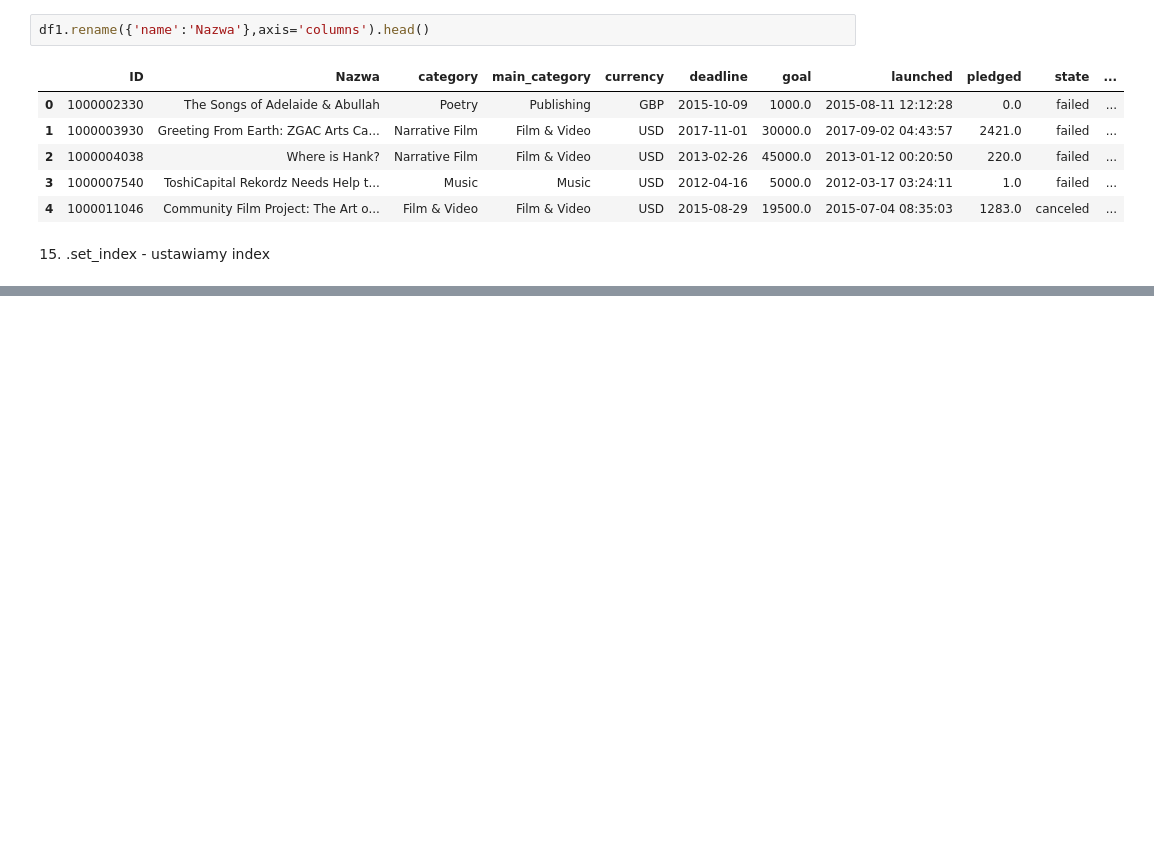
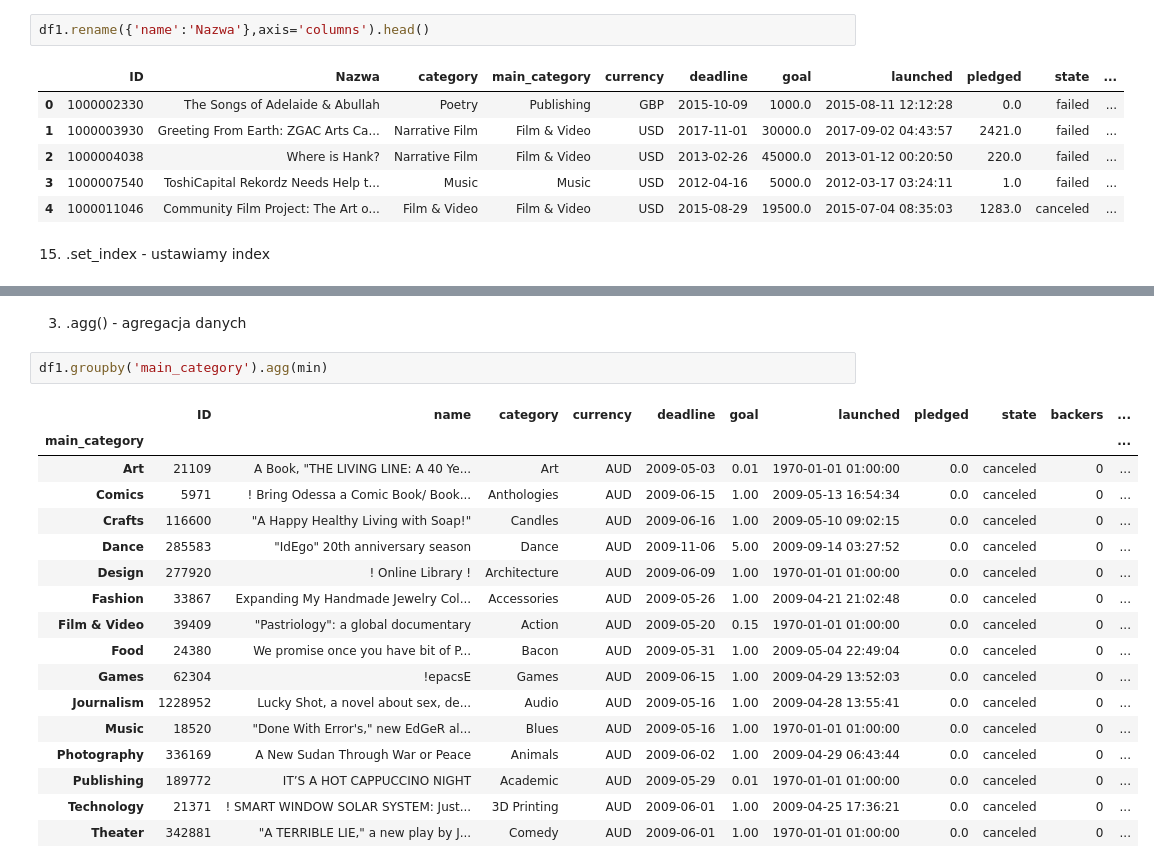
Before and after one commit to infoshareacademy/jdsz4-PandP, a Jupyter notebook: projekt_python/prework/AnalizaDanychPandasNumpyETC.ipynb, the cells around one changed output, grey strips where cells are left out. Cells and saved outputs as stored; diff of their text form; blank space fills up the shorter version.

```diff
--- a/projekt_python/prework/AnalizaDanychPandasNumpyETC.ipynb
+++ b/projekt_python/prework/AnalizaDanychPandasNumpyETC.ipynb
@@ -925,0 +1383,22 @@ df1.set_index('name').head()
+# %% [markdown]
+3. .agg() - agregacja danych
+# %%
+df1.groupby('main_category').agg(min)
+# %% [output]
+|  | ID | name | category | currency | deadline | goal | launched | pledged | state | backers | ... |
+| main_category |  |  |  |  |  |  |  |  |  |  | ... |
+| Art | 21109 | A Book, "THE LIVING LINE: A 40 Ye... | Art | AUD | 2009-05-03 | 0.01 | 1970-01-01 01:00:00 | 0.0 | canceled | 0 | ... |
+| Comics | 5971 | ! Bring Odessa a Comic Book/ Book... | Anthologies | AUD | 2009-06-15 | 1.00 | 2009-05-13 16:54:34 | 0.0 | canceled | 0 | ... |
+| Crafts | 116600 | "A Happy Healthy Living with Soap!" | Candles | AUD | 2009-06-16 | 1.00 | 2009-05-10 09:02:15 | 0.0 | canceled | 0 | ... |
+| Dance | 285583 | "IdEgo" 20th anniversary season | Dance | AUD | 2009-11-06 | 5.00 | 2009-09-14 03:27:52 | 0.0 | canceled | 0 | ... |
+| Design | 277920 | ! Online Library ! | Architecture | AUD | 2009-06-09 | 1.00 | 1970-01-01 01:00:00 | 0.0 | canceled | 0 | ... |
+| Fashion | 33867 | Expanding My Handmade Jewelry Col... | Accessories | AUD | 2009-05-26 | 1.00 | 2009-04-21 21:02:48 | 0.0 | canceled | 0 | ... |
+| Film & Video | 39409 | "Pastriology": a global documentary | Action | AUD | 2009-05-20 | 0.15 | 1970-01-01 01:00:00 | 0.0 | canceled | 0 | ... |
+| Food | 24380 | We promise once you have bit of P... | Bacon | AUD | 2009-05-31 | 1.00 | 2009-05-04 22:49:04 | 0.0 | canceled | 0 | ... |
+| Games | 62304 | !epacsE | Games | AUD | 2009-06-15 | 1.00 | 2009-04-29 13:52:03 | 0.0 | canceled | 0 | ... |
+| Journalism | 1228952 | Lucky Shot, a novel about sex, de... | Audio | AUD | 2009-05-16 | 1.00 | 2009-04-28 13:55:41 | 0.0 | canceled | 0 | ... |
+| Music | 18520 | "Done With Error's," new EdGeR al... | Blues | AUD | 2009-05-16 | 1.00 | 1970-01-01 01:00:00 | 0.0 | canceled | 0 | ... |
+| Photography | 336169 | A New Sudan Through War or Peace | Animals | AUD | 2009-06-02 | 1.00 | 2009-04-29 06:43:44 | 0.0 | canceled | 0 | ... |
+| Publishing | 189772 | IT’S A HOT CAPPUCCINO NIGHT | Academic | AUD | 2009-05-29 | 0.01 | 1970-01-01 01:00:00 | 0.0 | canceled | 0 | ... |
+| Technology | 21371 | ! SMART WINDOW SOLAR SYSTEM: Just... | 3D Printing | AUD | 2009-06-01 | 1.00 | 2009-04-25 17:36:21 | 0.0 | canceled | 0 | ... |
+| Theater | 342881 | "A TERRIBLE LIE," a new play by J... | Comedy | AUD | 2009-06-01 | 1.00 | 1970-01-01 01:00:00 | 0.0 | canceled | 0 | ... |
```
Also changed, not shown: parts of 34 cells of this notebook.
